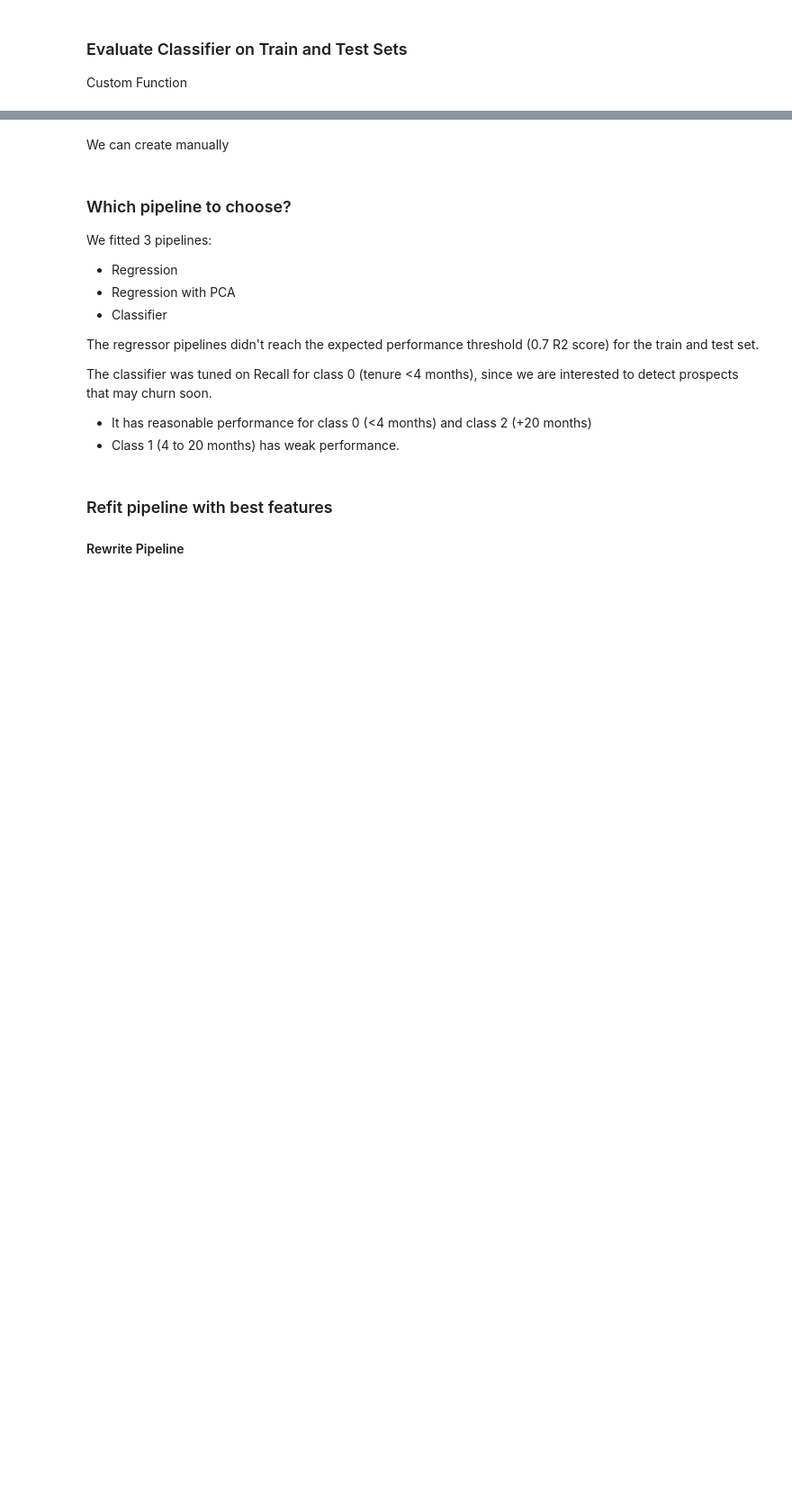
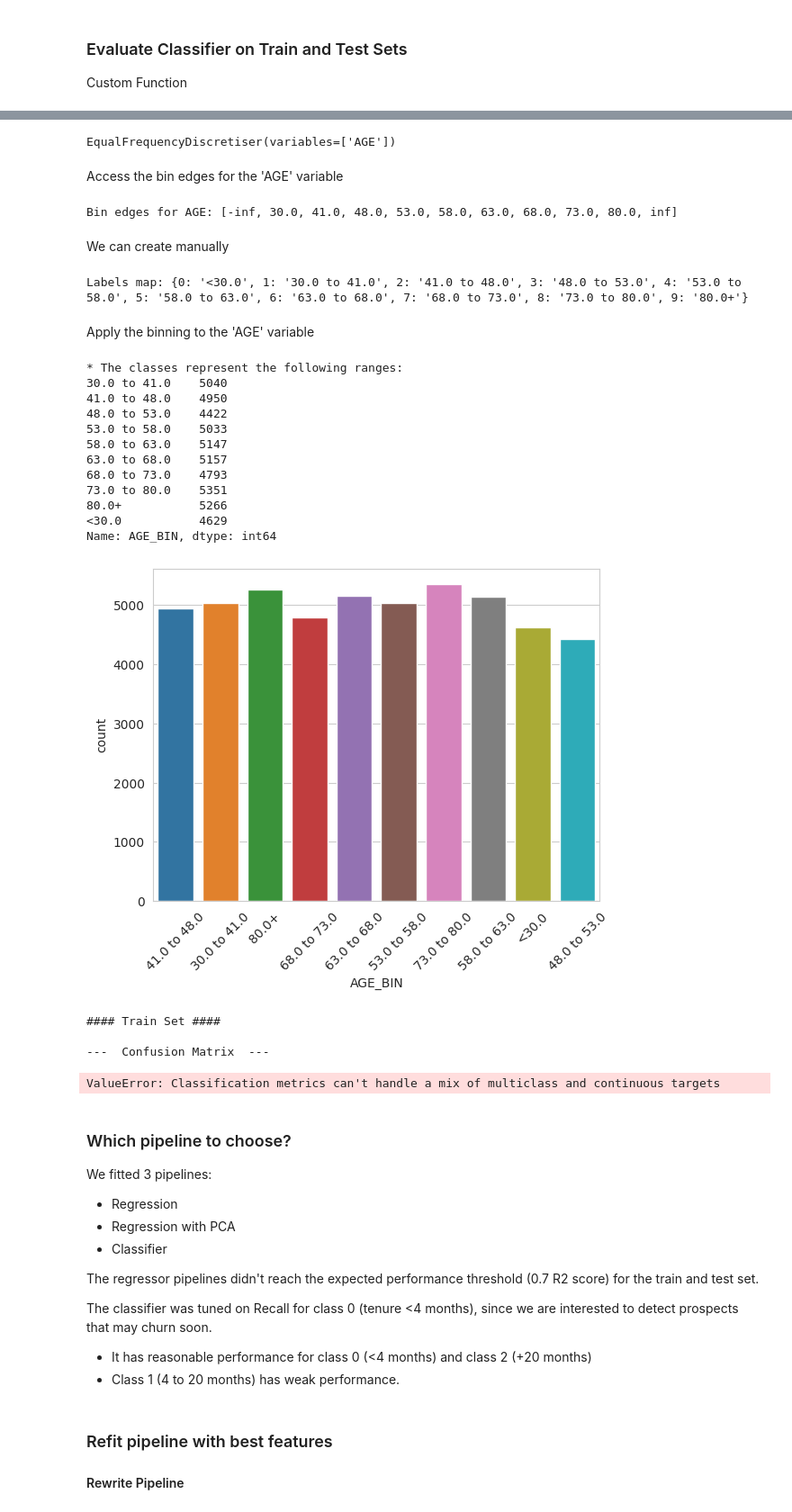
Before and after one commit to cniblock/milestone-covid-19-study, a Jupyter notebook: jupyter_notebooks/06 - Modeling and Evaluation - Regression.ipynb, the cells around one changed output, grey strips where cells are left out. Shown at 90% size. Cells and saved outputs as stored; diff of their text form; code cells hidden in the pictures; blank space fills up the shorter version.

Commit message:
added bins to age variable in notebook 6

```diff
--- a/jupyter_notebooks/06 - Modeling and Evaluation - Regression.ipynb
+++ b/jupyter_notebooks/06 - Modeling and Evaluation - Regression.ipynb
@@ -1192,24 +1193,65 @@ disc.binner_dict_[]
+# %%
+disc = EqualFrequencyDiscretiser(q=10, variables=['AGE'])
+disc.fit(df)
+# %% [output]
+EqualFrequencyDiscretiser(variables=['AGE'])
+# %% [markdown]
+Access the bin edges for the 'AGE' variable
+# %%
+bin_edges = disc.binner_dict_['AGE']
+print("Bin edges for AGE:", bin_edges)
+# %% [output]
+Bin edges for AGE: [-inf, 30.0, 41.0, 48.0, 53.0, 58.0, 63.0, 68.0, 73.0, 80.0, inf]
 # %% [markdown]
 We can create manually
 # %%
-n_classes = len(age_map) - 1
-classes_ranges = disc.binner_dict_['AGE'][1:-1]
+n_classes = len(bin_edges) - 1
+labels_map = {}
+for n in range(n_classes):
+    if n == 0:
+        labels_map[n] = f"<{bin_edges[1]}"
+    elif n == n_classes - 1:
+        labels_map[n] = f"{bin_edges[-2]}+"
+    else:
+        labels_map[n] = f"{bin_edges[n]} to {bin_edges[n+1]}"
 
-labels_map = {}
-for n in range(0, n_classes):
-    if n == 0:
-        labels_map[n] = f"<{classes_ranges[0]}"
-    elif n == n_classes - 1:
-        labels_map[n] = f"+{classes_ranges[-1]}"
-    else:
-        labels_map[n] = f"{classes_ranges[n-1]} to {classes_ranges[n]}"
-
-labels_map
+print("Labels map:", labels_map)
+# %% [output]
+Labels map: {0: '<30.0', 1: '30.0 to 41.0', 2: '41.0 to 48.0', 3: '48.0 to 53.0', 4: '53.0 to 58.0', 5: '58.0 to 63.0', 6: '63.0 to 68.0', 7: '68.0 to 73.0', 8: '73.0 to 80.0', 9: '80.0+'}
+# %% [markdown]
+Apply the binning to the 'AGE' variable
+# %%
+df['AGE_BIN'] = pd.cut(df['AGE'], bins=bin_edges, labels=[labels_map[i] for i in range(n_classes)], right=False)
+df['AGE_BIN'] = df['AGE_BIN'].astype('category')
+
+print(f"* The classes represent the following ranges: \n{df['AGE_BIN'].value_counts().sort_index()} \n")
+
+sns.countplot(data=df, x='AGE_BIN')
+plt.xticks(rotation=45)
+plt.show()
+# %% [output]
+* The classes represent the following ranges:
+30.0 to 41.0    5040
+41.0 to 48.0    4950
+48.0 to 53.0    4422
+53.0 to 58.0    5033
+58.0 to 63.0    5147
+63.0 to 68.0    5157
+68.0 to 73.0    4793
+73.0 to 80.0    5351
+80.0+           5266
+<30.0           4629
+Name: AGE_BIN, dtype: int64
+[figure, added]
 # %%
 clf_performance(X_train=X_train, y_train=y_train,
-                        X_test=X_test, y_test=y_test,
-                        pipeline=pipeline_clf,
-                        label_map= label_map )
+                X_test=X_test, y_test=y_test,
+                pipeline=pipeline_clf, label_map=labels_map)
+# %% [output]
+#### Train Set ####
+
+---  Confusion Matrix  ---
+ValueError: Classification metrics can't handle a mix of multiclass and continuous targets
 # %% [markdown]
 ### Which pipeline to choose?
 
```
Also changed, not shown: parts of 25 cells of this notebook.
